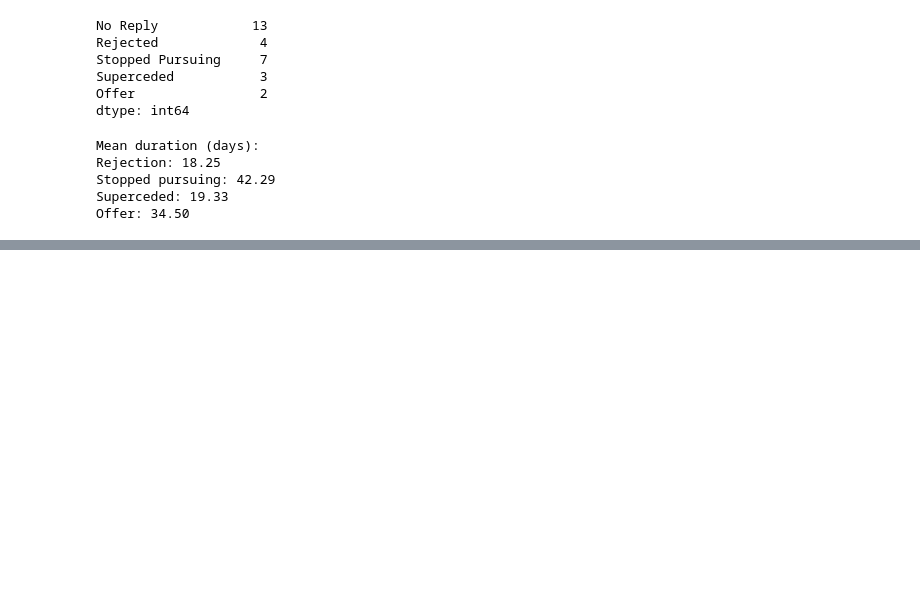
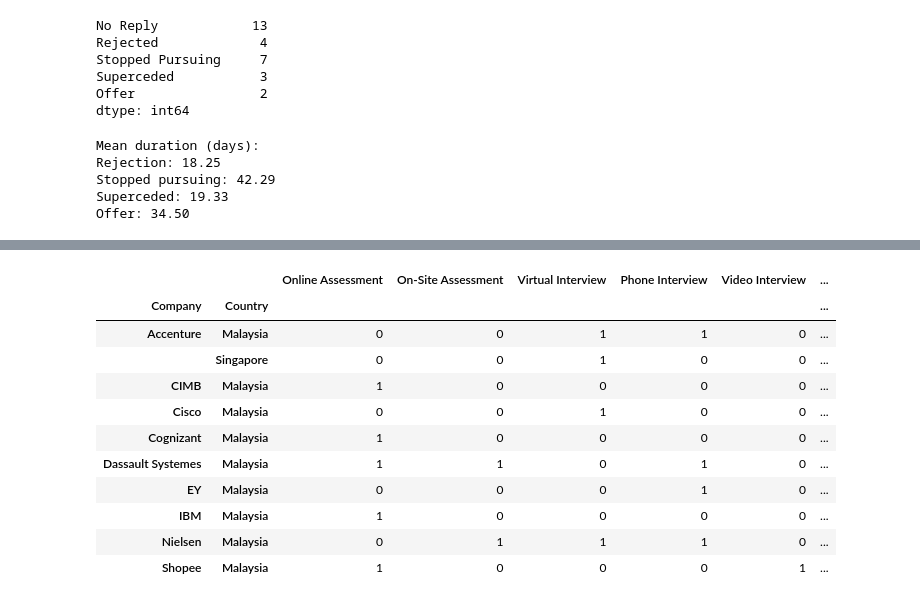
Before and after one commit to tanth1996/Job-Hunt-Visualisation, a Jupyter notebook: Job Hunt Visualisation.ipynb, the cells around one changed output, grey strips where cells are left out. Saved outputs shown, nothing was run; the diff lists cells and outputs as text; code cells hidden in the pictures; blank space fills up the shorter version.

```diff
--- a/Job Hunt Visualisation.ipynb
+++ b/Job Hunt Visualisation.ipynb
@@ -285,0 +311,22 @@ method_counts
+# %%
+method_df = method_df[(method_df['Online Assessment'] != 0)
+          | (method_df['On-Site Assessment'] != 0)
+          | (method_df['Virtual Interview'] != 0)
+          | (method_df['Phone Interview'] != 0)
+          | (method_df['Video Interview'] != 0)
+          | (method_df['On-Site Interview'] != 0)
+         ]
+method_df
+# %% [output]
+|  |  | Online Assessment | On-Site Assessment | Virtual Interview | Phone Interview | Video Interview | ... |
+| Company | Country |  |  |  |  |  | ... |
+| Accenture | Malaysia | 0 | 0 | 1 | 1 | 0 | ... |
+|  | Singapore | 0 | 0 | 1 | 0 | 0 | ... |
+| CIMB | Malaysia | 1 | 0 | 0 | 0 | 0 | ... |
+| Cisco | Malaysia | 0 | 0 | 1 | 0 | 0 | ... |
+| Cognizant | Malaysia | 1 | 0 | 0 | 0 | 0 | ... |
+| Dassault Systemes | Malaysia | 1 | 1 | 0 | 1 | 0 | ... |
+| EY | Malaysia | 0 | 0 | 0 | 1 | 0 | ... |
+| IBM | Malaysia | 1 | 0 | 0 | 0 | 0 | ... |
+| Nielsen | Malaysia | 0 | 1 | 1 | 1 | 0 | ... |
+| Shopee | Malaysia | 1 | 0 | 0 | 0 | 1 | ... |
```
Also changed, not shown: parts of 8 cells of this notebook, 3 other files.
